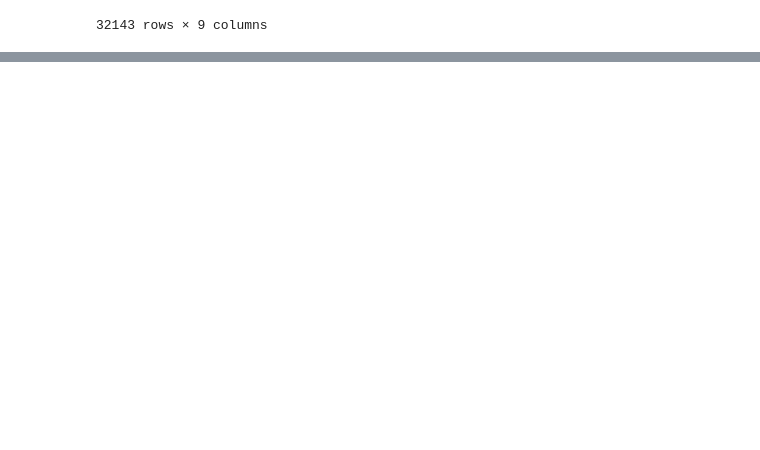
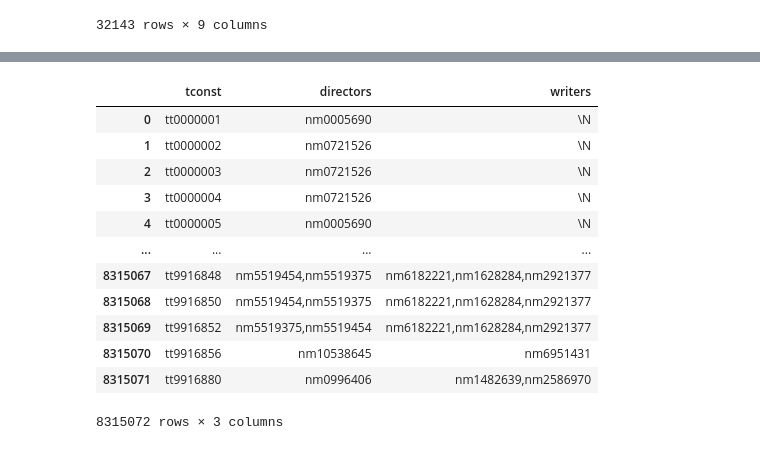
Before and after one commit to HYOB99/MovieRecSite, a Jupyter notebook: exploratory.ipynb, the cells around one changed output, grey strips where cells are left out. Saved outputs shown, nothing was run; the diff lists cells and outputs as text; code cells hidden in the pictures; blank space fills up the shorter version.

```diff
--- a/exploratory.ipynb
+++ b/exploratory.ipynb
@@ -61,0 +68,16 @@ temp.loc[temp['originalTitle'].str.contains('Harry Potter')]
+# %%
+crew
+# %% [output]
+|  | tconst | directors | writers |
+| 0 | tt0000001 | nm0005690 | \N |
+| 1 | tt0000002 | nm0721526 | \N |
+| 2 | tt0000003 | nm0721526 | \N |
+| 3 | tt0000004 | nm0721526 | \N |
+| 4 | tt0000005 | nm0005690 | \N |
+| ... | ... | ... | ... |
+| 8315067 | tt9916848 | nm5519454,nm5519375 | nm6182221,nm1628284,nm2921377 |
+| 8315068 | tt9916850 | nm5519454,nm5519375 | nm6182221,nm1628284,nm2921377 |
+| 8315069 | tt9916852 | nm5519375,nm5519454 | nm6182221,nm1628284,nm2921377 |
+| 8315070 | tt9916856 | nm10538645 | nm6951431 |
+| 8315071 | tt9916880 | nm0996406 | nm1482639,nm2586970 |
+8315072 rows × 3 columns
```
Also changed, not shown: parts of 5 cells of this notebook.
